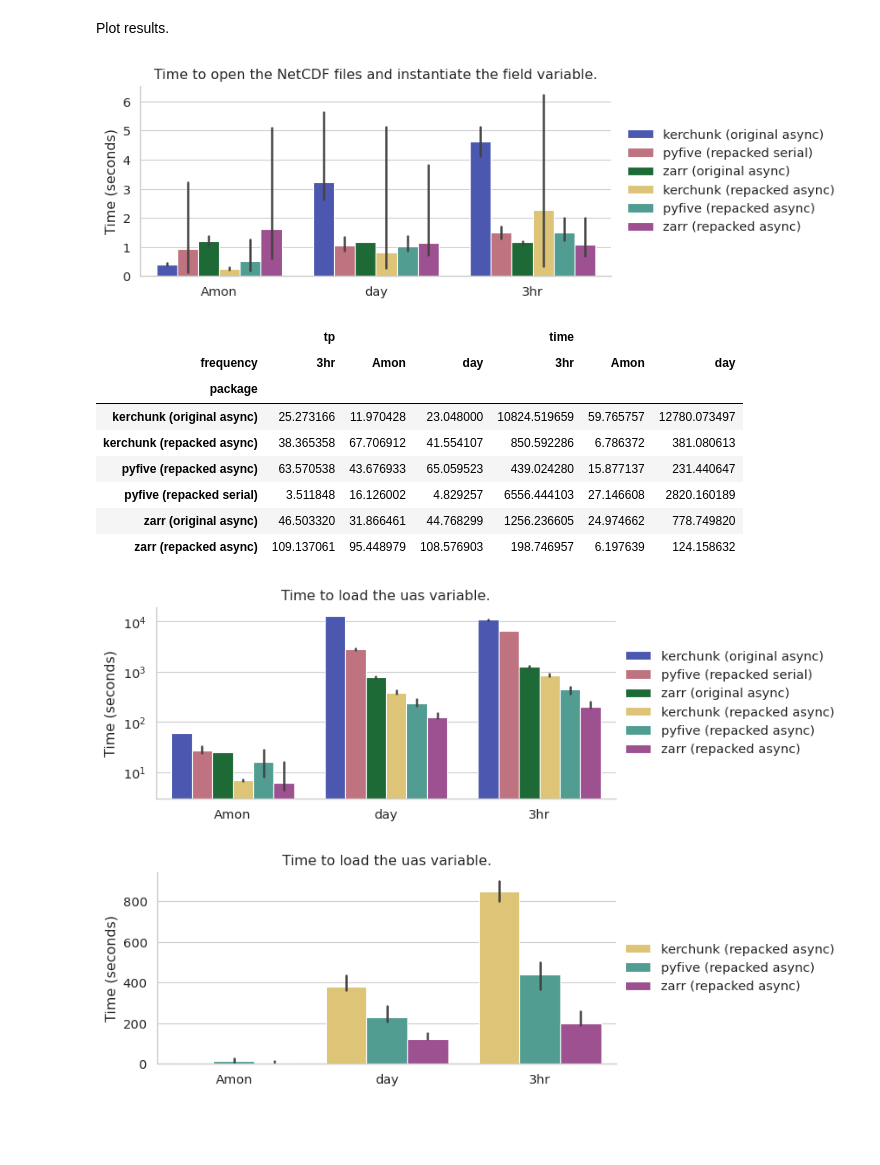
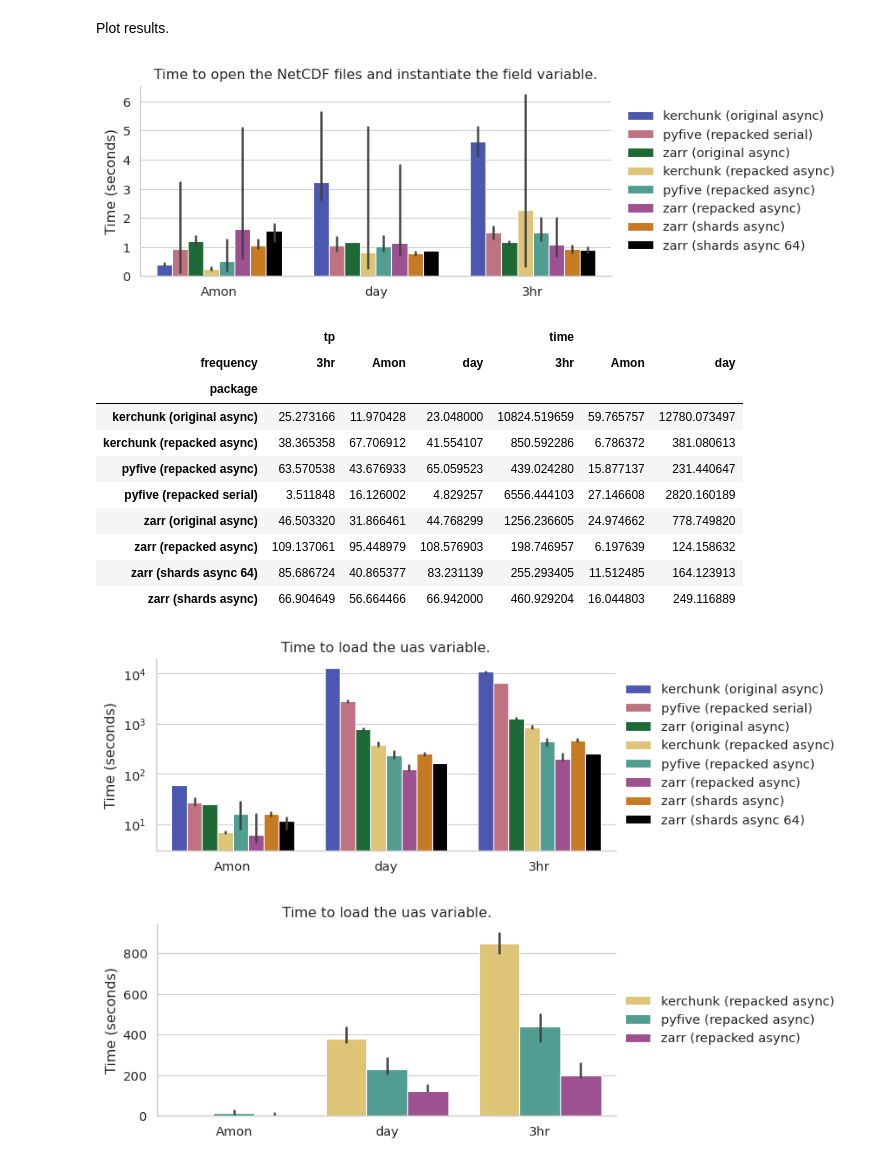
Before and after one commit to zequihg50/new-insights-netcdf, a Jupyter notebook: results.ipynb, the cells around one changed output. Saved outputs shown, nothing was run; the diff lists cells and outputs as text; code cells hidden in the pictures; blank space fills up the shorter version.

Commit message:
added 1000 shards with 16 workers and 1000 shards with 64 workers

```diff
--- a/results.ipynb
+++ b/results.ipynb
@@ -72,6 +72,8 @@ df.loc[(df["workers"]==100) & (df["package"]=="kerchunk"), "package"] = "kerchun
 df.loc[(df["workers"]==100) & (df["package"]=="pyfive"), "package"] = "pyfive (repacked async)"
 df.loc[(df["workers"]==1) & (df["package"]=="pyfive"), "package"] = "pyfive (repacked serial)"
 df.loc[(df["chunksize"]==5) & (df["package"]=="zarr"), "package"] = "zarr (original async)"
+df.loc[(df["chunksize"]==6) & (df["package"]=="zarr"), "package"] = "zarr (shards async)"
+df.loc[(df["chunksize"]==106) & (df["package"]=="zarr"), "package"] = "zarr (shards async 64)"
 df.loc[(df["package"]=="zarr"), "package"] = "zarr (repacked async)"
 
 df = df[~(df["name"]=="locate")]
@@ -91,6 +93,8 @@ palette = {
     "pyfive (repacked async)": "#44AA99",
     "zarr (repacked async)": "#AA4499",
     "zarr (original async)": "#117733",
+    "zarr (shards async)": "#E17C05",
+    "zarr (shards async 64)": "black",
 }
 
 fig, ax = plt.subplots(figsize=(10, 3))
@@ -107,6 +111,8 @@ seaborn.barplot(
         "kerchunk (repacked async)",
         "pyfive (repacked async)",
         "zarr (repacked async)",
+        "zarr (shards async)",
+        "zarr (shards async 64)",
     ],
     order=["Amon", "day", "3hr"],
     palette=palette,
@@ -130,7 +136,7 @@ fig.tight_layout()
 fig.savefig("open.pdf", bbox_inches="tight")
 plt.show()
 # %% [output]
-[figure, old version]
+[figure, new version]
 # %%
 tp = df[df["name"]=="load"][["package", "frequency", "tp"]].groupby(["package", "frequency"]).mean().reset_index()
 time = df[df["name"]=="load"][["package", "frequency", "time"]].groupby(["package", "frequency"]).mean().reset_index()
@@ -146,6 +152,8 @@ tp.set_index(["package", "frequency"]).join(time.set_index(["package", "frequenc
 | pyfive (repacked serial) | 3.511848 | 16.126002 | 4.829257 | 6556.444103 | 27.146608 | 2820.160189 |
 | zarr (original async) | 46.503320 | 31.866461 | 44.768299 | 1256.236605 | 24.974662 | 778.749820 |
 | zarr (repacked async) | 109.137061 | 95.448979 | 108.576903 | 198.746957 | 6.197639 | 124.158632 |
+| zarr (shards async 64) | 85.686724 | 40.865377 | 83.231139 | 255.293405 | 11.512485 | 164.123913 |
+| zarr (shards async) | 66.904649 | 56.664466 | 66.942000 | 460.929204 | 16.044803 | 249.116889 |
 # %%
 seaborn.set_theme(
     style="whitegrid",
@@ -160,6 +168,8 @@ palette = {
     "pyfive (repacked async)": "#44AA99",
     "zarr (repacked async)": "#AA4499",
     "zarr (original async)": "#117733",
+    "zarr (shards async)": "#E17C05",
+    "zarr (shards async 64)": "black",
 }
 
 fig, ax = plt.subplots(figsize=(10, 3))
@@ -173,34 +183,36 @@ seaborn.barplot(
         "kerchunk (original async)",
         "pyfive (repacked serial)",
         "zarr (original async)",
         "kerchunk (repacked async)",
         "pyfive (repacked async)",
         "zarr (repacked async)",
+        "zarr (shards async)",
+        "zarr (shards async 64)",
     ],
     order=["Amon", "day", "3hr"],
     palette=palette,
     errorbar=("pi", 100),
     ax=ax
 )
 
 ax.set_xlabel("")
 ax.set_ylabel("Time (seconds)")
 ax.set_title("Time to load the uas variable.")
 ax.set(yscale="log")
 
 seaborn.despine(ax=ax)
 
 ax.legend(
     loc="center right",
     bbox_to_anchor=(1.5, .5),
     frameon=False,
 )
 
 fig.tight_layout()
 fig.savefig("load.pdf", bbox_inches="tight")
 plt.show()
 # %% [output]
-[figure, old version]
+[figure, new version]
 # %%
 subset = df[(df["package"].isin(["kerchunk (repacked async)", "pyfive (repacked async)", "zarr (repacked async)"]))]
 
```
Also changed, not shown: 1 other file.
